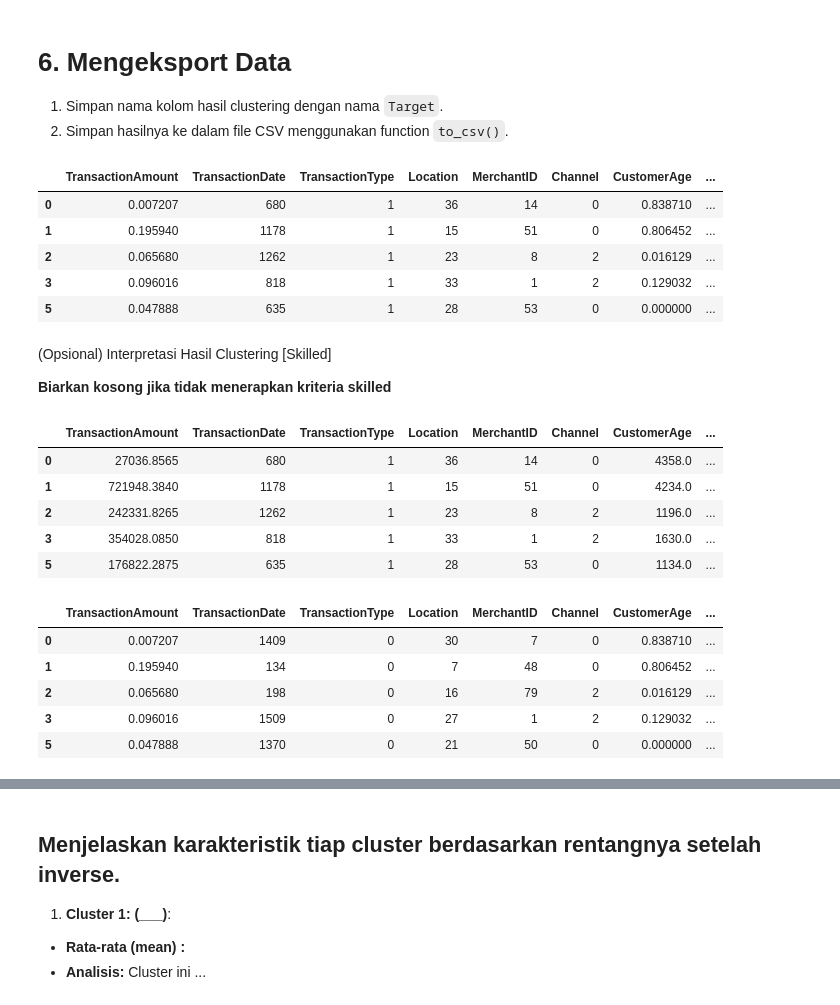
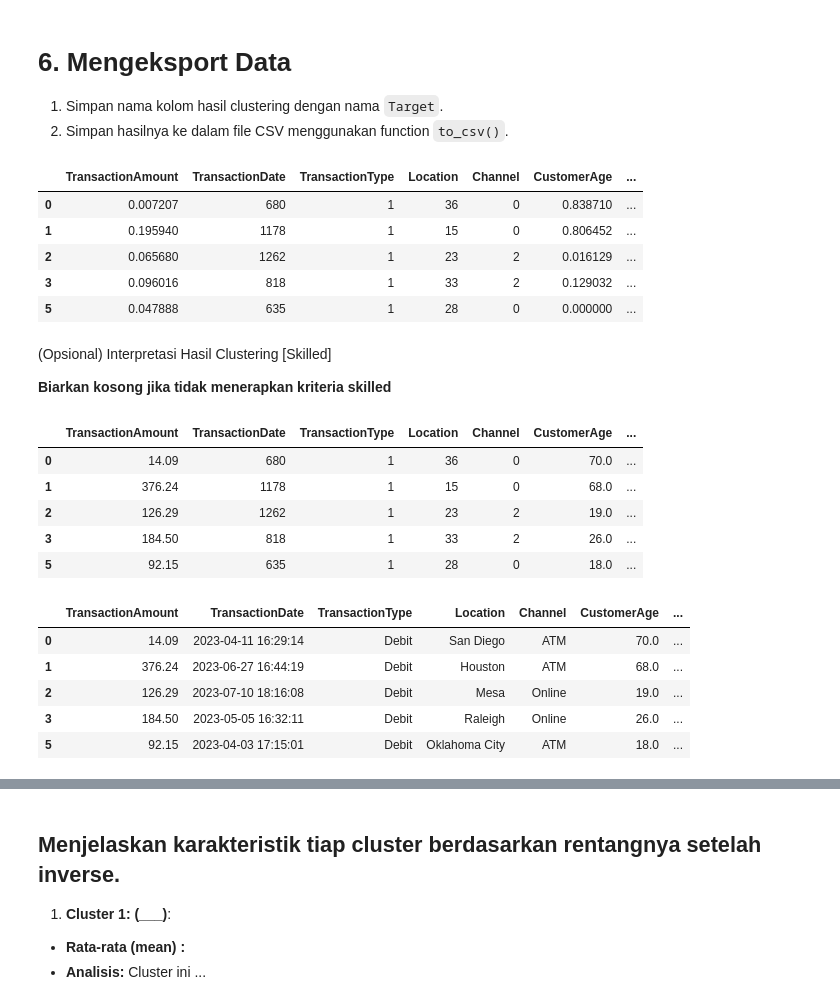
Before and after one commit to AndhikaKusumaW/Asah, a Jupyter notebook: [Clustering]_Submission_Akhir_BMLP_Andhika_Kusuma_Wardana.ipynb, the cells around one changed output, grey strips where cells are left out. Drawn from its saved outputs; the diff is of its cells as text; code cells hidden in the pictures.

```diff
--- a/[Clustering]_Submission_Akhir_BMLP_Andhika_Kusuma_Wardana.ipynb
+++ b/[Clustering]_Submission_Akhir_BMLP_Andhika_Kusuma_Wardana.ipynb
@@ -224,6 +224,6 @@ df[num_cols].head()
 | 4 | 0.006874 | NaN | 0.648276 | 0.0 | 0.492591 |
 # %%
 # Melakukan drop pada kolom yang memiliki keterangan id dan IP Address
-df.drop(['TransactionID', 'AccountID', 'DeviceID', 'IP Address'], axis=1, inplace=True)
+df.drop(['TransactionID', 'AccountID', 'DeviceID', 'IP Address', 'MerchantID'], axis=1, inplace=True)
 df.head()
 # %% [output]
@@ -236,9 +236,11 @@ df.head()
 # %%
 # Melakukan feature encoding menggunakan LabelEncoder() untuk fitur kategorikal.
 # Pastikan kamu menggunakan function head setelah melalukan encoding.
-encoder = LabelEncoder()
+encoder = {}
 categorical_cols = df.select_dtypes(include='object').columns
 for col in categorical_cols:
-    df[col] = encoder.fit_transform(df[col])
+    le = LabelEncoder()
+    df[col] = le.fit_transform(df[col])
+    encoder[col] = le
 df.head()
 # %% [output]
@@ -489,12 +489,12 @@ cluster_analysis
 df.rename(columns={'Cluster': 'Target'}, inplace=True)
 df.head()
 # %% [output]
-|  | TransactionAmount | TransactionDate | TransactionType | Location | MerchantID | Channel | CustomerAge | ... |
-| 0 | 0.007207 | 680 | 1 | 36 | 14 | 0 | 0.838710 | ... |
-| 1 | 0.195940 | 1178 | 1 | 15 | 51 | 0 | 0.806452 | ... |
-| 2 | 0.065680 | 1262 | 1 | 23 | 8 | 2 | 0.016129 | ... |
-| 3 | 0.096016 | 818 | 1 | 33 | 1 | 2 | 0.129032 | ... |
-| 5 | 0.047888 | 635 | 1 | 28 | 53 | 0 | 0.000000 | ... |
+|  | TransactionAmount | TransactionDate | TransactionType | Location | Channel | CustomerAge | ... |
+| 0 | 0.007207 | 680 | 1 | 36 | 0 | 0.838710 | ... |
+| 1 | 0.195940 | 1178 | 1 | 15 | 0 | 0.806452 | ... |
+| 2 | 0.065680 | 1262 | 1 | 23 | 2 | 0.016129 | ... |
+| 3 | 0.096016 | 818 | 1 | 33 | 2 | 0.129032 | ... |
+| 5 | 0.047888 | 635 | 1 | 28 | 0 | 0.000000 | ... |
 # %%
 # Simpan Data
 # ___.to_csv('data_clustering.csv', index=False)
@@ -506,30 +506,21 @@ df.to_csv('data_clustering.csv', index=False)
 # %%
 # inverse dataset ke rentang normal untuk numerikal
 # df[numerical_cols] = <nama_scaler>.inverse_transform(df[numerical_cols])
 # tampilkan dataset yang sudah di-inverse
 # ___.head()
 df_inverse = df.copy()
-df_inverse[num_cols] = scaler.inverse_transform(df.inverse[num_cols])
+df_inverse[num_cols] = scaler.inverse_transform(df_inverse[num_cols])
 df_inverse.head()
 # %% [output]
-|  | TransactionAmount | TransactionDate | TransactionType | Location | MerchantID | Channel | CustomerAge | ... |
-| 0 | 27036.8565 | 680 | 1 | 36 | 14 | 0 | 4358.0 | ... |
-| 1 | 721948.3840 | 1178 | 1 | 15 | 51 | 0 | 4234.0 | ... |
-| 2 | 242331.8265 | 1262 | 1 | 23 | 8 | 2 | 1196.0 | ... |
-| 3 | 354028.0850 | 818 | 1 | 33 | 1 | 2 | 1630.0 | ... |
-| 5 | 176822.2875 | 635 | 1 | 28 | 53 | 0 | 1134.0 | ... |
+|  | TransactionAmount | TransactionDate | TransactionType | Location | Channel | CustomerAge | ... |
+| 0 | 14.09 | 680 | 1 | 36 | 0 | 70.0 | ... |
+| 1 | 376.24 | 1178 | 1 | 15 | 0 | 68.0 | ... |
+| 2 | 126.29 | 1262 | 1 | 23 | 2 | 19.0 | ... |
+| 3 | 184.50 | 818 | 1 | 33 | 2 | 26.0 | ... |
+| 5 | 92.15 | 635 | 1 | 28 | 0 | 18.0 | ... |
 # %%
 # inverse dataset yang sudah diencode ke kategori aslinya.
 # Lengkapi kode berikut jika ingin menerapkan kriteria ini (silakan hapus simbol pagar pada kode yang akan digunakan.)
-encoder = {}
-
-for col in categorical_cols:
-    le = LabelEncoder()
-    df[col] = le.fit_transform(df[col].astype(str))
-    encoder[col] = le
-
-df_inverse = df.copy()
-
 for col in categorical_cols:
     le = encoder[col]
     df_inverse[col] = le.inverse_transform(df_inverse[col].astype(int))
@@ -537,12 +528,12 @@ for col in categorical_cols:
 # tampilkan dataset yang sudah di-inverse
 df_inverse.head()
 # %% [output]
-|  | TransactionAmount | TransactionDate | TransactionType | Location | MerchantID | Channel | CustomerAge | ... |
-| 0 | 0.007207 | 1409 | 0 | 30 | 7 | 0 | 0.838710 | ... |
-| 1 | 0.195940 | 134 | 0 | 7 | 48 | 0 | 0.806452 | ... |
-| 2 | 0.065680 | 198 | 0 | 16 | 79 | 2 | 0.016129 | ... |
-| 3 | 0.096016 | 1509 | 0 | 27 | 1 | 2 | 0.129032 | ... |
-| 5 | 0.047888 | 1370 | 0 | 21 | 50 | 0 | 0.000000 | ... |
+|  | TransactionAmount | TransactionDate | TransactionType | Location | Channel | CustomerAge | ... |
+| 0 | 14.09 | 2023-04-11 16:29:14 | Debit | San Diego | ATM | 70.0 | ... |
+| 1 | 376.24 | 2023-06-27 16:44:19 | Debit | Houston | ATM | 68.0 | ... |
+| 2 | 126.29 | 2023-07-10 18:16:08 | Debit | Mesa | Online | 19.0 | ... |
+| 3 | 184.50 | 2023-05-05 16:32:11 | Debit | Raleigh | Online | 26.0 | ... |
+| 5 | 92.15 | 2023-04-03 17:15:01 | Debit | Oklahoma City | ATM | 18.0 | ... |
 # %%
 # Lakukan analisis deskriptif minimal mean, min dan max untuk fitur numerik dan mode untuk kategorikal seperti pada basic tetapi menggunakan data yang sudah diinverse.
 # pastikan output menghasilkan agregasi dan groupby bersamaan dengan mean, min, dan max kembali setelah melakukan inverse.
```
Also changed, not shown: parts of 14 cells of this notebook.
